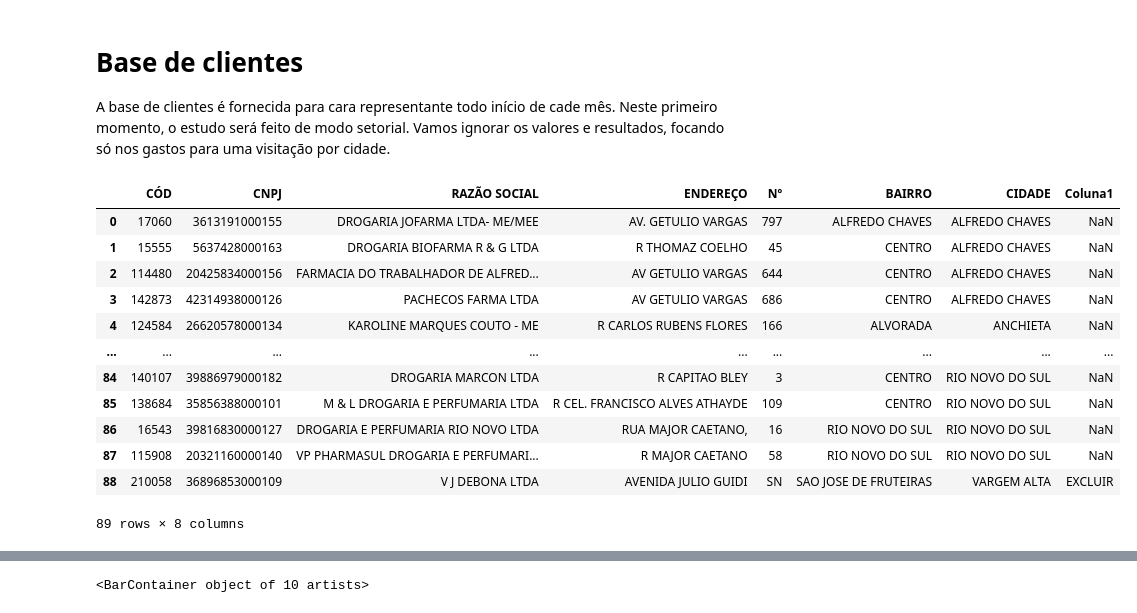
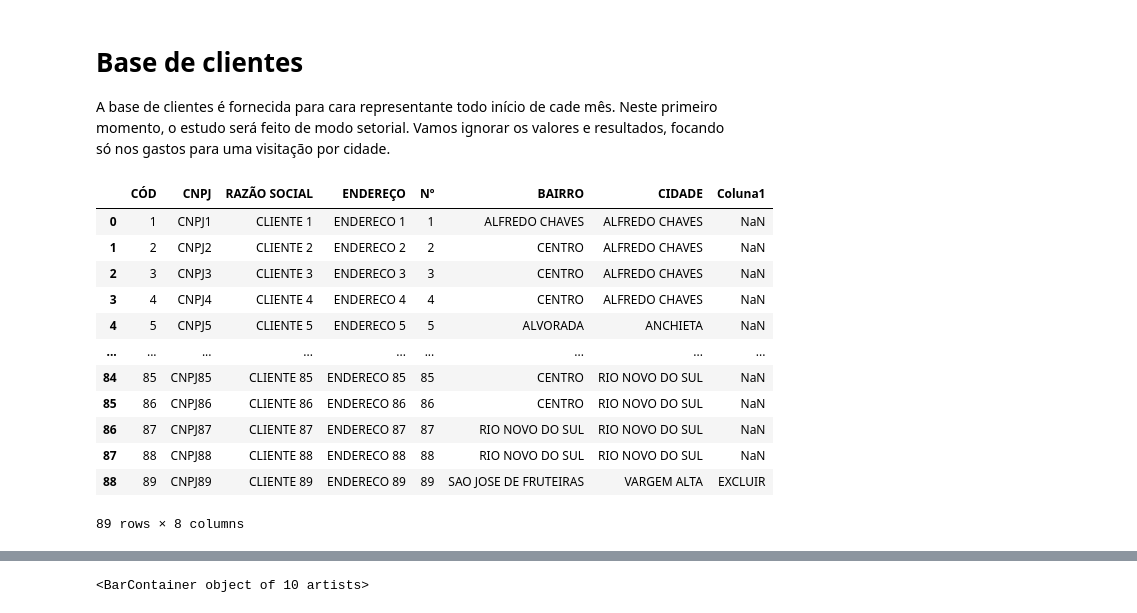
Before and after one commit to ricardogomesmatos/MilleniumComercial, a Jupyter notebook: Projeto_Millenium.ipynb, the cells around one changed output, grey strips where cells are left out. Saved outputs shown, nothing was run; the diff lists cells and outputs as text; code cells hidden in the pictures.

```diff
--- a/Projeto_Millenium.ipynb
+++ b/Projeto_Millenium.ipynb
@@ -90,19 +105,21 @@ Considerando que para um melhor aproveitamento da rota, encontramos na logístic
 A base de clientes é fornecida para cara representante todo início de cade mês.
 Neste primeiro momento, o estudo será feito de modo setorial. Vamos ignorar os valores e resultados, focando só nos gastos para uma visitação por cidade.
 # %%
-tabela_clientes = pd.read_excel('RCA BASE RICARDO.xlsx')
+# Abrindo a tabela de clientes
+
+tabela_clientes = pd.read_excel('RCA BASE RICARDO2.xlsx')
 tabela_clientes
 # %% [output]
 |  | CÓD | CNPJ | RAZÃO SOCIAL | ENDEREÇO | Nº | BAIRRO | CIDADE | Coluna1 |
-| 0 | 17060 | 3613191000155 | DROGARIA JOFARMA LTDA- ME/MEE | AV. GETULIO VARGAS | 797 | ALFREDO CHAVES | ALFREDO CHAVES | NaN |
-| 1 | 15555 | 5637428000163 | DROGARIA BIOFARMA R & G LTDA | R THOMAZ COELHO | 45 | CENTRO | ALFREDO CHAVES | NaN |
-| 2 | 114480 | 20425834000156 | FARMACIA DO TRABALHADOR DE ALFRED... | AV GETULIO VARGAS | 644 | CENTRO | ALFREDO CHAVES | NaN |
-| 3 | 142873 | 42314938000126 | PACHECOS FARMA LTDA | AV GETULIO VARGAS | 686 | CENTRO | ALFREDO CHAVES | NaN |
-| 4 | 124584 | 26620578000134 | KAROLINE MARQUES COUTO - ME | R CARLOS RUBENS FLORES | 166 | ALVORADA | ANCHIETA | NaN |
+| 0 | 1 | CNPJ1 | CLIENTE 1 | ENDERECO 1 | 1 | ALFREDO CHAVES | ALFREDO CHAVES | NaN |
+| 1 | 2 | CNPJ2 | CLIENTE 2 | ENDERECO 2 | 2 | CENTRO | ALFREDO CHAVES | NaN |
+| 2 | 3 | CNPJ3 | CLIENTE 3 | ENDERECO 3 | 3 | CENTRO | ALFREDO CHAVES | NaN |
+| 3 | 4 | CNPJ4 | CLIENTE 4 | ENDERECO 4 | 4 | CENTRO | ALFREDO CHAVES | NaN |
+| 4 | 5 | CNPJ5 | CLIENTE 5 | ENDERECO 5 | 5 | ALVORADA | ANCHIETA | NaN |
 | ... | ... | ... | ... | ... | ... | ... | ... | ... |
-| 84 | 140107 | 39886979000182 | DROGARIA MARCON LTDA | R CAPITAO BLEY | 3 | CENTRO | RIO NOVO DO SUL | NaN |
-| 85 | 138684 | 35856388000101 | M & L DROGARIA E PERFUMARIA LTDA | R CEL. FRANCISCO ALVES ATHAYDE | 109 | CENTRO | RIO NOVO DO SUL | NaN |
-| 86 | 16543 | 39816830000127 | DROGARIA E PERFUMARIA RIO NOVO LTDA | RUA MAJOR CAETANO, | 16 | RIO NOVO DO SUL | RIO NOVO DO SUL | NaN |
-| 87 | 115908 | 20321160000140 | VP PHARMASUL DROGARIA E PERFUMARI... | R MAJOR CAETANO | 58 | RIO NOVO DO SUL | RIO NOVO DO SUL | NaN |
-| 88 | 210058 | 36896853000109 | V J DEBONA LTDA | AVENIDA JULIO GUIDI | SN | SAO JOSE DE FRUTEIRAS | VARGEM ALTA | EXCLUIR |
+| 84 | 85 | CNPJ85 | CLIENTE 85 | ENDERECO 85 | 85 | CENTRO | RIO NOVO DO SUL | NaN |
+| 85 | 86 | CNPJ86 | CLIENTE 86 | ENDERECO 86 | 86 | CENTRO | RIO NOVO DO SUL | NaN |
+| 86 | 87 | CNPJ87 | CLIENTE 87 | ENDERECO 87 | 87 | RIO NOVO DO SUL | RIO NOVO DO SUL | NaN |
+| 87 | 88 | CNPJ88 | CLIENTE 88 | ENDERECO 88 | 88 | RIO NOVO DO SUL | RIO NOVO DO SUL | NaN |
+| 88 | 89 | CNPJ89 | CLIENTE 89 | ENDERECO 89 | 89 | SAO JOSE DE FRUTEIRAS | VARGEM ALTA | EXCLUIR |
 89 rows × 8 columns
```
Also changed, not shown: parts of 78 cells of this notebook.
